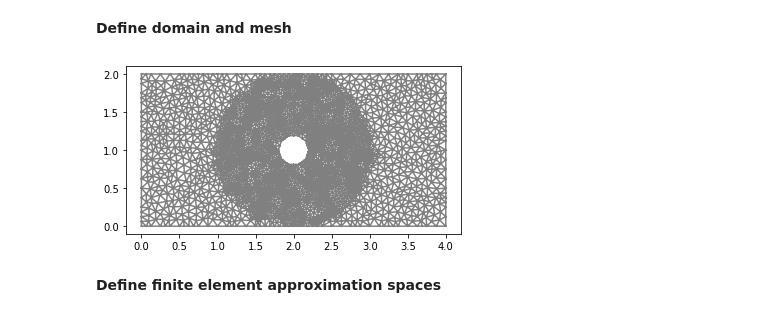
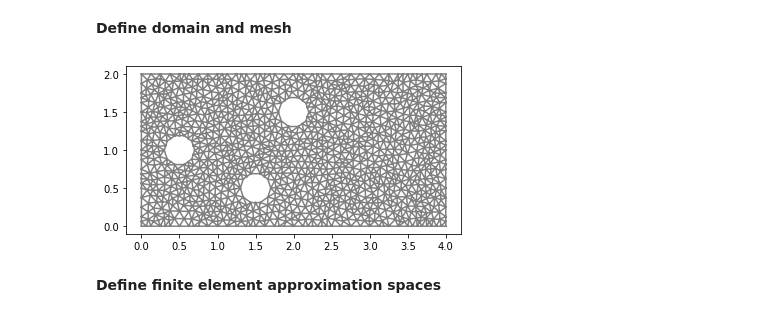
Before and after one commit to johanhoffman/DD2365_VT22, a Jupyter notebook: Lab1/ma-reno_lab1.ipynb, the cells around one changed output. Cells and saved outputs as stored; diff of their text form; code cells hidden in the pictures.

```diff
--- a/Lab1/ma-reno_lab1.ipynb
+++ b/Lab1/ma-reno_lab1.ipynb
@@ -121,31 +105,30 @@ and to implement the velocity boundary conditions we use a penalty formulation,
 # %%
 # Define rectangular domain
 L = 4
 H = 2
 
 # Generate mesh (examples with and without a hole in the mesh)
 resolution = 32
 #mesh = RectangleMesh(Point(0.0, 0.0), Point(L, H), L*resolution, H*resolution)
 #mesh = generate_mesh(Rectangle(Point(0.0,0.0), Point(L,H)) - Circle(Point(0.5,0.5*H),0.2), resolution)
-# mesh = generate_mesh(Rectangle(Point(0.0,0.0), Point(L,H)) - Circle(Point(1.5,0.25*H),0.2) - Circle(Point(0.5,0.5*H),0.2) - Circle(Point(2.0,0.75*H),0.2), resolution)
-mesh = generate_mesh(Rectangle(Point(0.0,0.0), Point(L,H)) - Circle(Point(0.5*L,0.5*H),0.2), resolution)
+mesh = generate_mesh(Rectangle(Point(0.0,0.0), Point(L,H)) - Circle(Point(1.5,0.25*H),0.2) - Circle(Point(0.5,0.5*H),0.2) - Circle(Point(2.0,0.75*H),0.2), resolution)
 
 # Local mesh refinement (specified by a cell marker)
-no_levels = 1
+no_levels = 0
 for i in range(0,no_levels):
   cell_marker = MeshFunction("bool", mesh, mesh.topology().dim())
   for cell in cells(mesh):
     cell_marker[cell] = False
     p = cell.midpoint()
-    if p.distance(Point(0.5*L,0.5*H)) < 1.0:
+    if p.distance(Point(1.5, 0.5)) < 1.0:
         cell_marker[cell] = True
   mesh = refine(mesh, cell_marker)
 
 plt.figure()
 plot(mesh)
 plt.show()
 # %% [output]
-[figure, old version]
+[figure, new version]
 # %% [markdown]
 **Define finite element approximation spaces**
 # %%
```
Also changed, not shown: parts of 3 cells of this notebook.
